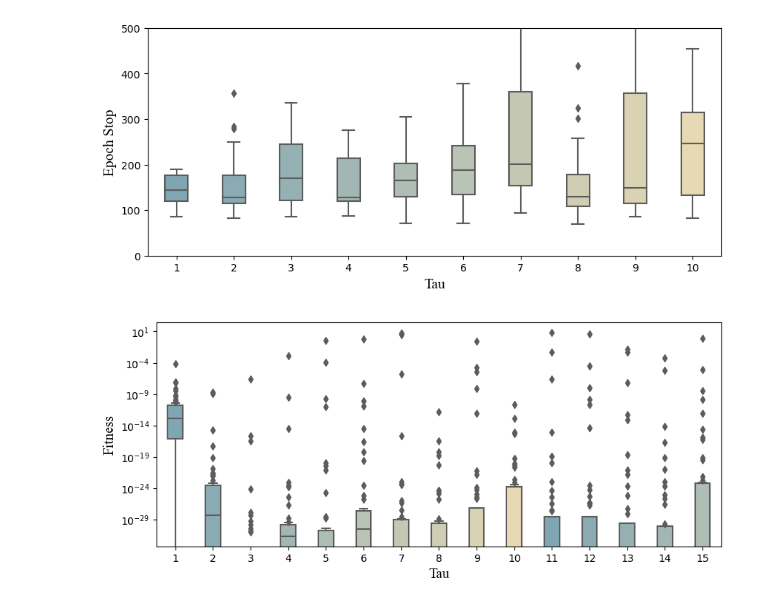
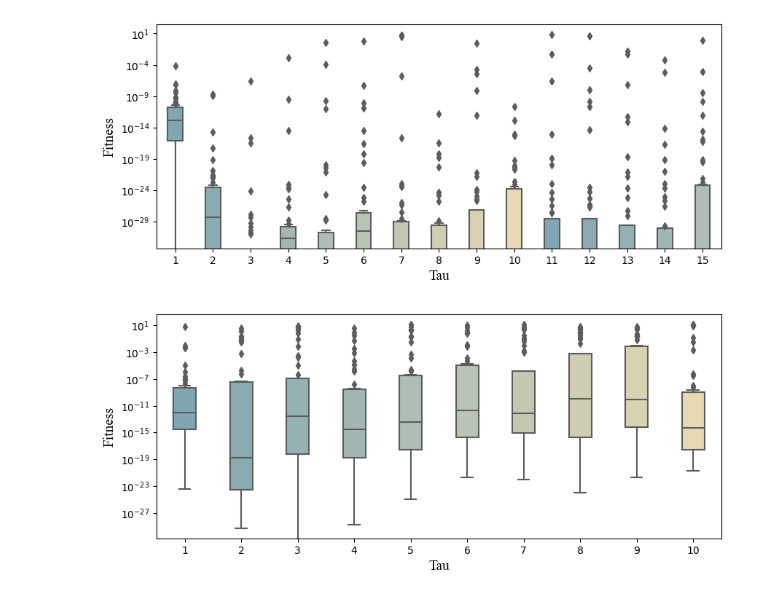
Before and after one commit to elivolunteer/Bio-Inspired-Computation-Final, a Jupyter notebook: analysis.ipynb, the cells around one changed output. Cells and saved outputs as stored; diff of their text form; code cells hidden in the pictures.

Commit message:
Tried different fitness functions and more varriations of tau

```diff
--- a/analysis.ipynb
+++ b/analysis.ipynb
@@ -4,28 +4,32 @@ import matplotlib.pyplot as plt
 import pandas as pd
 import numpy as np
 # %%
-df = pd.read_csv('Rosenbrock_tau.csv')
+df = pd.read_csv('500/R_tau_lower_phi_1.csv')
 fig, ax = plt.subplots()
 fig.set_size_inches(10, 4)
-sns.boxplot(x='tau', y='epoch_stop', data=df,
+sns.boxplot(x='tau', y='fitness', data=df,
             palette=sns.color_palette("blend:#7AB,#EDA", 10), width=0.4, ax=ax)
 plt.xlabel('Tau', size = 14, **{'fontname':'Times New Roman'})
-plt.ylim(0, 500)
-plt.ylabel('Epoch Stop', size = 14, **{'fontname':'Times New Roman'})
+plt.ylabel('Fitness', size = 14, **{'fontname':'Times New Roman'})
+# make the y axis log scale
+ax.set_yscale('log')
+#plt.title('Rosenbrock Function Varrying Tau 50 Runs Each, Every Tau Decreases Cog by 0.1', size = 14, **{'fontname':'Times New Roman'})
+# Ignore the outliers
 plt.show()
 # %% [output]
-[figure, old version]
+[figure, new version]
 # %%
-df = pd.read_csv('500/R_tau_lower_phi_1.csv')
+df = pd.read_csv('200/R_tau_lower_phi_1.csv')
 fig, ax = plt.subplots()
 fig.set_size_inches(10, 4)
 sns.boxplot(x='tau', y='fitness', data=df,
             palette=sns.color_palette("blend:#7AB,#EDA", 10), width=0.4, ax=ax)
 plt.xlabel('Tau', size = 14, **{'fontname':'Times New Roman'})
 plt.ylabel('Fitness', size = 14, **{'fontname':'Times New Roman'})
-#plt.ylim(0, 0.0000000000000000000000000001)
 # make the y axis log scale
 ax.set_yscale('log')
+#plt.title('Rosenbrock Function Varrying Tau 50 Runs Each, Every Tau Decreases Cog by 0.1', size = 14, **{'fontname':'Times New Roman'})
+# Ignore the outliers
 plt.show()
 # %% [output]
-[figure, old version]
+[figure, new version]
```
Also changed, not shown: 2 other files.
